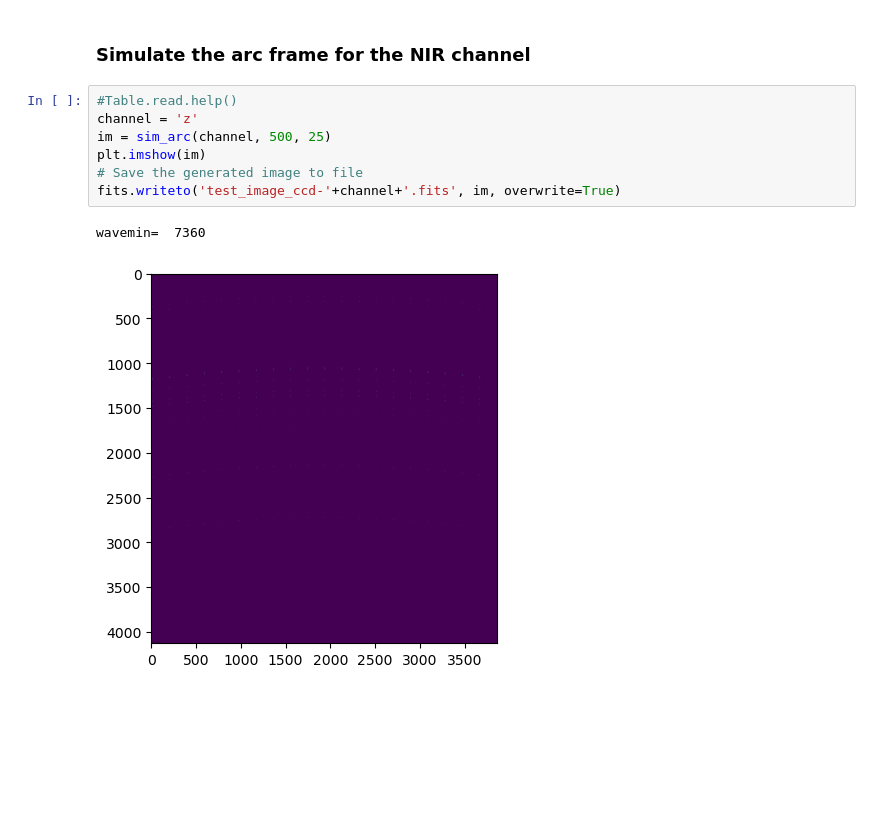
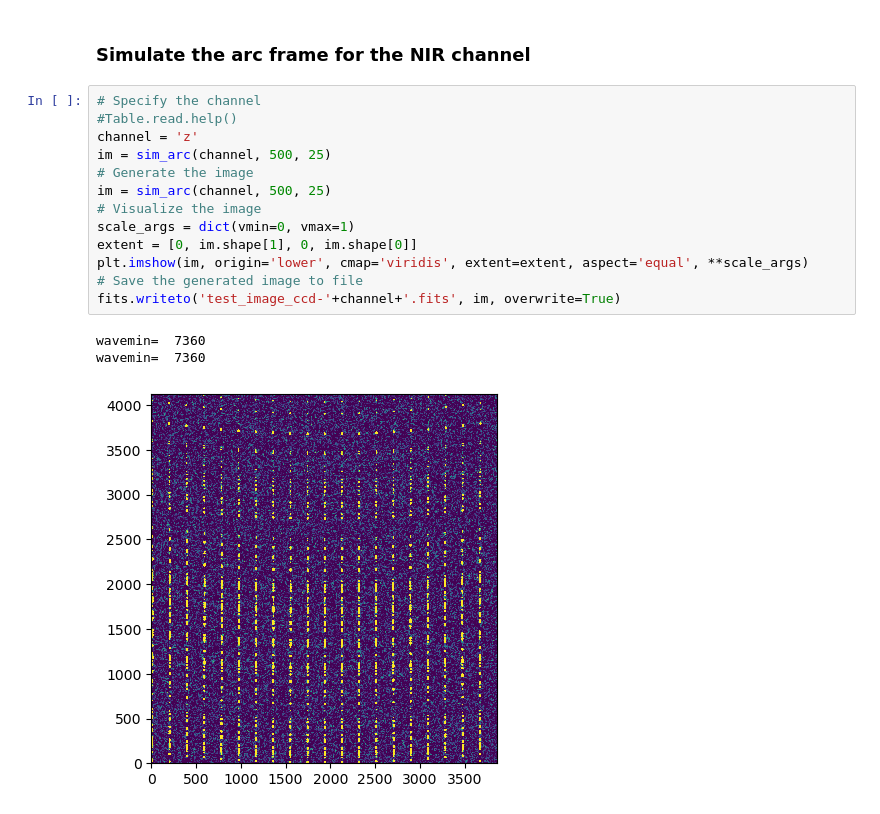
Before and after one commit to mse-cfht/pathfinder, a Jupyter notebook: desi_based_calculations/JS_Fiber-Profile-Fitting-DESI.ipynb, the cells around one changed output. Drawn from its saved outputs; the diff is of its cells as text; blank space fills up the shorter version.

```diff
--- a/desi_based_calculations/JS_Fiber-Profile-Fitting-DESI.ipynb
+++ b/desi_based_calculations/JS_Fiber-Profile-Fitting-DESI.ipynb
@@ -366,12 +374,19 @@ wavemin=  5564
 # %% [markdown]
 ### Simulate the arc frame for the NIR channel
 # %%
+# Specify the channel
 #Table.read.help()
 channel = 'z'
 im = sim_arc(channel, 500, 25)
-plt.imshow(im)
+# Generate the image
+im = sim_arc(channel, 500, 25)
+# Visualize the image
+scale_args = dict(vmin=0, vmax=1)
+extent = [0, im.shape[1], 0, im.shape[0]]
+plt.imshow(im, origin='lower', cmap='viridis', extent=extent, aspect='equal', **scale_args)
 # Save the generated image to file
 fits.writeto('test_image_ccd-'+channel+'.fits', im, overwrite=True)
 # %% [output]
 wavemin=  7360
+wavemin=  7360
-[figure, old version]
+[figure, new version]
```
Also changed, not shown: parts of 4 cells of this notebook, 2 other files.
